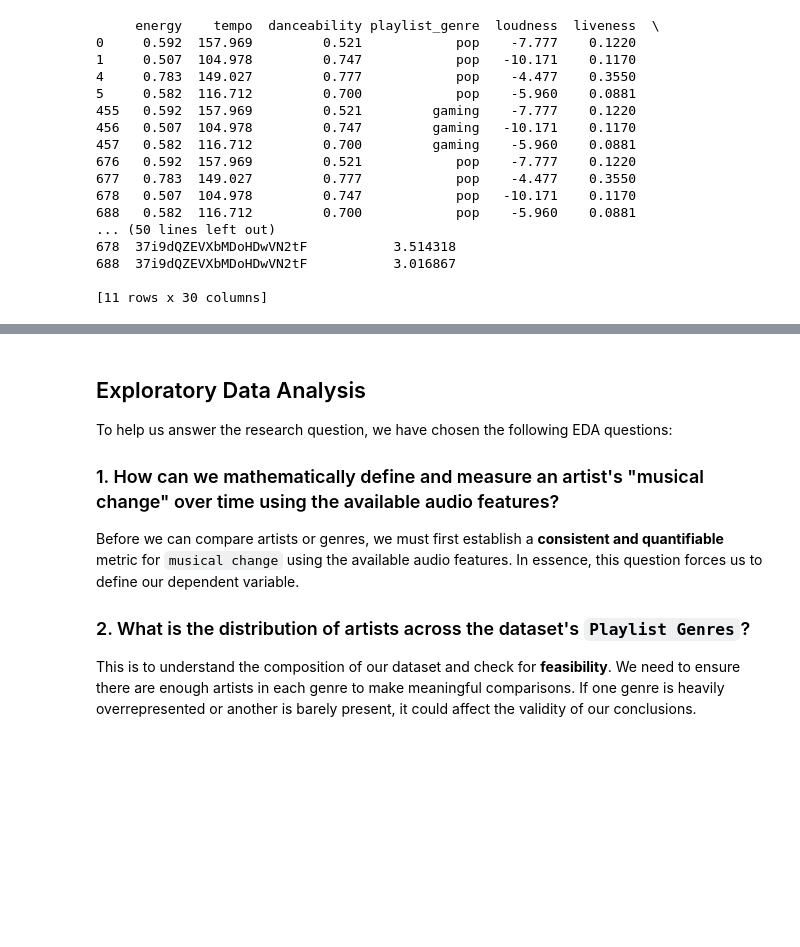
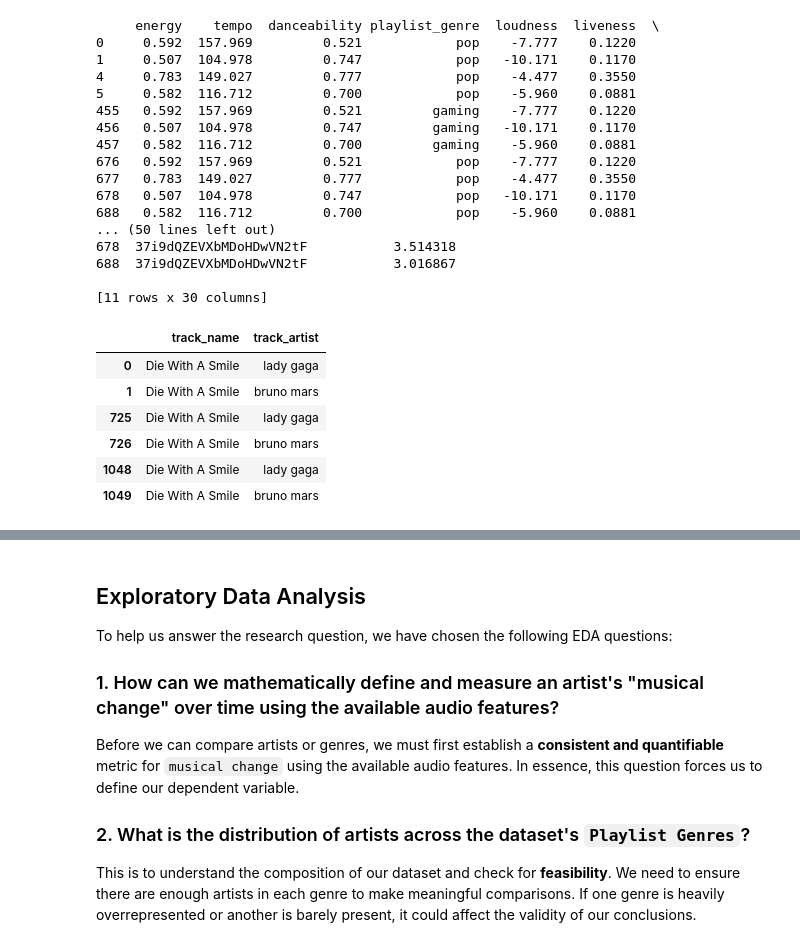
Before and after one commit to adg30/The-Sound-of-Change, a Jupyter notebook: main.ipynb, the cells around one changed output, grey strips where cells are left out. Cells and saved outputs as stored; diff of their text form; code cells hidden in the pictures; blank space fills up the shorter version.

```diff
--- a/main.ipynb
+++ b/main.ipynb
@@ -199,0 +202,4 @@ print(outliers)
+# %%
+high_df['track_artist'] = high_df['track_artist'].str.split(', ')
+high_df_cleaned = high_df.explode('track_artist')
+high_df_cleaned = high_df_cleaned.reset_index(drop=True)
@@ -199,0 +208,10 @@ print(outliers)
+# %%
+high_df_cleaned[high_df_cleaned['track_name'] == 'Die With A Smile'][['track_name', 'track_artist']]
+# %% [output]
+|  | track_name | track_artist |
+| 0 | Die With A Smile | lady gaga |
+| 1 | Die With A Smile | bruno mars |
+| 725 | Die With A Smile | lady gaga |
+| 726 | Die With A Smile | bruno mars |
+| 1048 | Die With A Smile | lady gaga |
+| 1049 | Die With A Smile | bruno mars |
```
Also changed, not shown: parts of 4 cells of this notebook.
